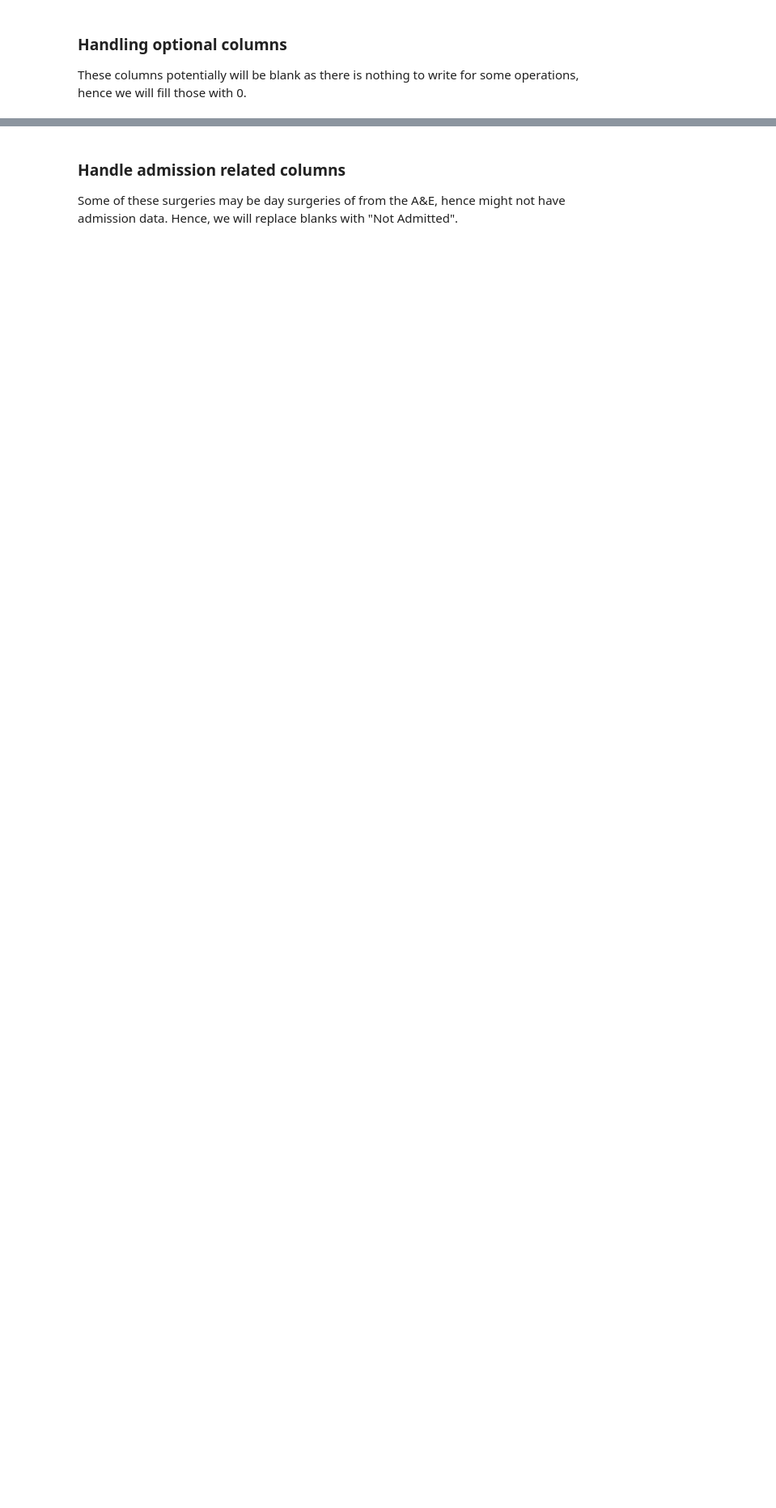
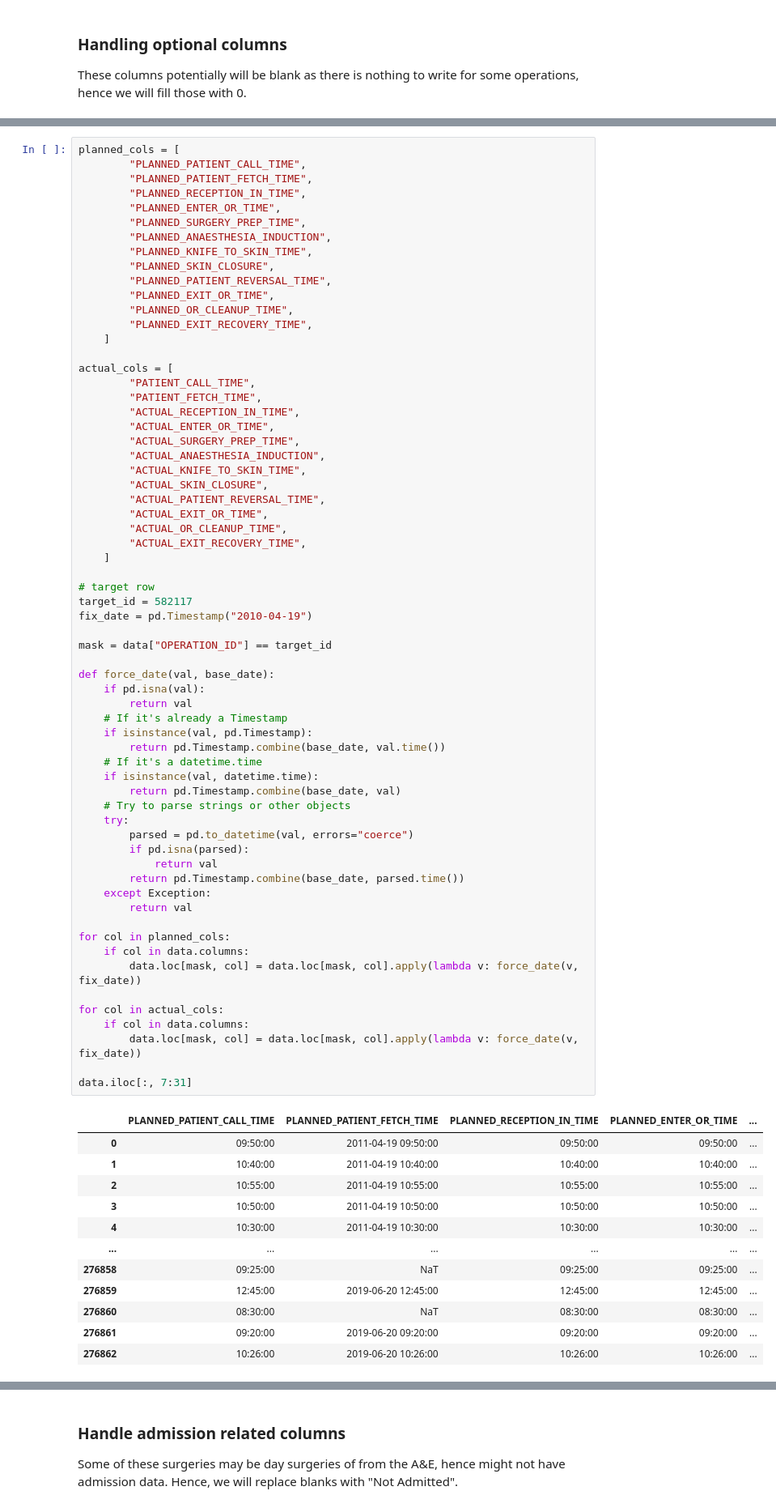
Before and after one commit to joshhlim/BT4103-OPTIC, a Jupyter notebook: data-cleaning-2-copy.ipynb, the cells around one changed output, grey strips where cells are left out. Shown at 81% size. Cells and saved outputs as stored; diff of their text form; blank space fills up the shorter version.

```diff
--- a/data-cleaning-2-copy.ipynb
+++ b/data-cleaning-2-copy.ipynb
@@ -201,0 +239,77 @@ data[time_cols] = data[time_cols].fillna(placeholder)
+# %%
+planned_cols = [
+        "PLANNED_PATIENT_CALL_TIME",
+        "PLANNED_PATIENT_FETCH_TIME",
+        "PLANNED_RECEPTION_IN_TIME",
+        "PLANNED_ENTER_OR_TIME",
+        "PLANNED_SURGERY_PREP_TIME",
+        "PLANNED_ANAESTHESIA_INDUCTION",
+        "PLANNED_KNIFE_TO_SKIN_TIME",
+        "PLANNED_SKIN_CLOSURE",
+        "PLANNED_PATIENT_REVERSAL_TIME",
+        "PLANNED_EXIT_OR_TIME",
+        "PLANNED_OR_CLEANUP_TIME",
+        "PLANNED_EXIT_RECOVERY_TIME",
+    ]
+
+actual_cols = [
+        "PATIENT_CALL_TIME",
+        "PATIENT_FETCH_TIME",
+        "ACTUAL_RECEPTION_IN_TIME",
+        "ACTUAL_ENTER_OR_TIME",
+        "ACTUAL_SURGERY_PREP_TIME",
+        "ACTUAL_ANAESTHESIA_INDUCTION",
+        "ACTUAL_KNIFE_TO_SKIN_TIME",
+        "ACTUAL_SKIN_CLOSURE",
+        "ACTUAL_PATIENT_REVERSAL_TIME",
+        "ACTUAL_EXIT_OR_TIME",
+        "ACTUAL_OR_CLEANUP_TIME",
+        "ACTUAL_EXIT_RECOVERY_TIME",
+    ]
+
+# target row
+target_id = 582117
+fix_date = pd.Timestamp("2010-04-19")
+
+mask = data["OPERATION_ID"] == target_id
+
+def force_date(val, base_date):
+    if pd.isna(val):
+        return val
+    # If it's already a Timestamp
+    if isinstance(val, pd.Timestamp):
+        return pd.Timestamp.combine(base_date, val.time())
+    # If it's a datetime.time
+    if isinstance(val, datetime.time):
+        return pd.Timestamp.combine(base_date, val)
+    # Try to parse strings or other objects
+    try:
+        parsed = pd.to_datetime(val, errors="coerce")
+        if pd.isna(parsed):
+            return val
+        return pd.Timestamp.combine(base_date, parsed.time())
+    except Exception:
+        return val
+
+for col in planned_cols:
+    if col in data.columns:
+        data.loc[mask, col] = data.loc[mask, col].apply(lambda v: force_date(v, fix_date))
+
+for col in actual_cols:
+    if col in data.columns:
+        data.loc[mask, col] = data.loc[mask, col].apply(lambda v: force_date(v, fix_date))
+
+data.iloc[:, 7:31]
+# %% [output]
+|  | PLANNED_PATIENT_CALL_TIME | PLANNED_PATIENT_FETCH_TIME | PLANNED_RECEPTION_IN_TIME | PLANNED_ENTER_OR_TIME | ... |
+| 0 | 09:50:00 | 2011-04-19 09:50:00 | 09:50:00 | 09:50:00 | ... |
+| 1 | 10:40:00 | 2011-04-19 10:40:00 | 10:40:00 | 10:40:00 | ... |
+| 2 | 10:55:00 | 2011-04-19 10:55:00 | 10:55:00 | 10:55:00 | ... |
+| 3 | 10:50:00 | 2011-04-19 10:50:00 | 10:50:00 | 10:50:00 | ... |
+| 4 | 10:30:00 | 2011-04-19 10:30:00 | 10:30:00 | 10:30:00 | ... |
+| ... | ... | ... | ... | ... | ... |
+| 276858 | 09:25:00 | NaT | 09:25:00 | 09:25:00 | ... |
+| 276859 | 12:45:00 | 2019-06-20 12:45:00 | 12:45:00 | 12:45:00 | ... |
+| 276860 | 08:30:00 | NaT | 08:30:00 | 08:30:00 | ... |
+| 276861 | 09:20:00 | 2019-06-20 09:20:00 | 09:20:00 | 09:20:00 | ... |
+| 276862 | 10:26:00 | 2019-06-20 10:26:00 | 10:26:00 | 10:26:00 | ... |
```
Also changed, not shown: parts of 67 cells of this notebook.
